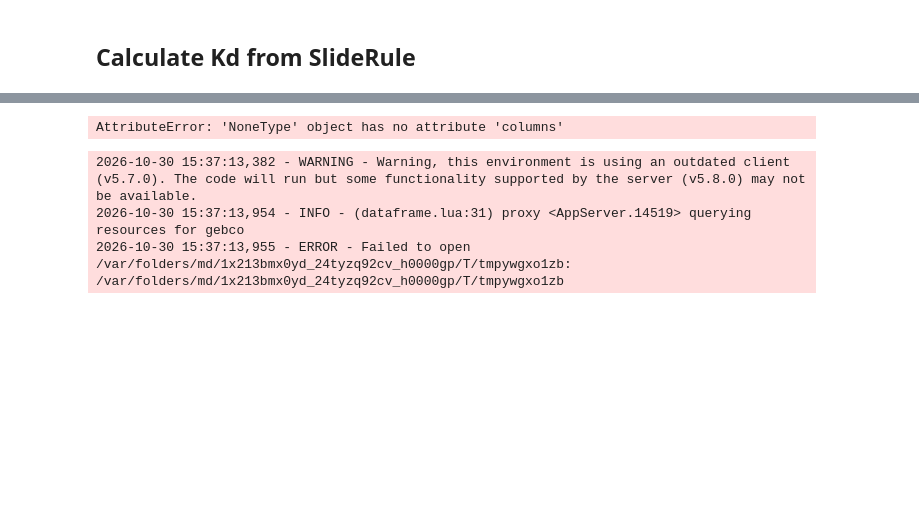
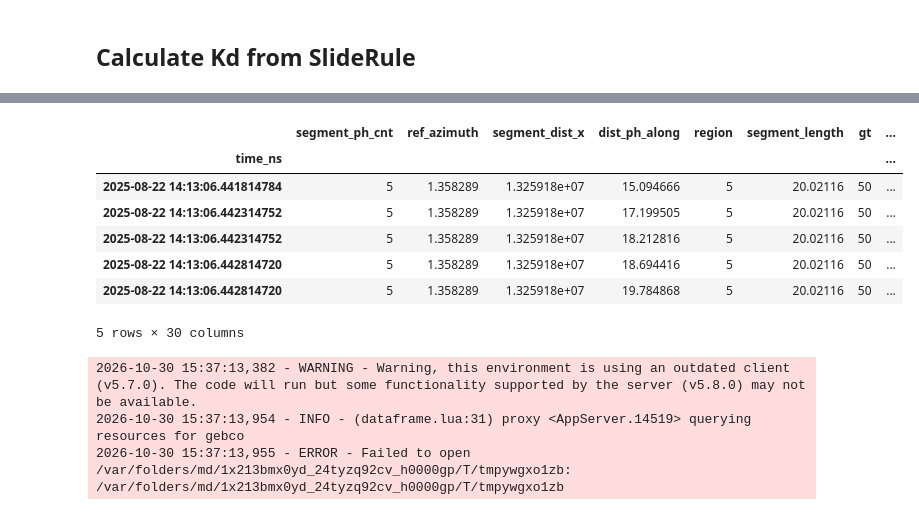
Before and after one commit to icesat2py/aok, a Jupyter notebook: doc/source/example_notebooks/run_pipeline.ipynb, the cells around one changed output, grey strips where cells are left out. Drawn from its saved outputs; the diff is of its cells as text; code cells hidden in the pictures; blank space fills up the shorter version.

Commit message:
add temp spatial reformatter function to get sliderule datarequest working

```diff
--- a/doc/source/example_notebooks/run_pipeline.ipynb
+++ b/doc/source/example_notebooks/run_pipeline.ipynb
@@ -54,14 +54,13 @@ temporal = get_temporal_extent(site)
 # supply `config_path='path\to\your\custom_config.yaml'` into `get_args()` if your file is not called `config.yaml`
 kd_args = aok.main.get_args()
 # %%
-# srregion = sliderule.toregion(source=site["spatial_extent"]["bbox"])
 request = DataRequest(
     spatial=kd_args.spatial,
-    date_range=kd_args.temporal,
+    date_range=tuple(kd_args.temporal),
     beams="all",
     need_atl03=True,
     need_atl24=False,
-    need_gebco=True,
+    need_gebco=False,
 )
 request.get_sliderule_data()
 request.photons.head()
@@ -71,4 +85,11 @@ request.photons.head()
+|  | segment_ph_cnt | ref_azimuth | segment_dist_x | dist_ph_along | region | segment_length | gt | ... |
+| time_ns |  |  |  |  |  |  |  | ... |
+| 2025-08-22 14:13:06.441814784 | 5 | 1.358289 | 1.325918e+07 | 15.094666 | 5 | 20.02116 | 50 | ... |
+| 2025-08-22 14:13:06.442314752 | 5 | 1.358289 | 1.325918e+07 | 17.199505 | 5 | 20.02116 | 50 | ... |
+| 2025-08-22 14:13:06.442314752 | 5 | 1.358289 | 1.325918e+07 | 18.212816 | 5 | 20.02116 | 50 | ... |
+| 2025-08-22 14:13:06.442814720 | 5 | 1.358289 | 1.325918e+07 | 18.694416 | 5 | 20.02116 | 50 | ... |
+| 2025-08-22 14:13:06.442814720 | 5 | 1.358289 | 1.325918e+07 | 19.784868 | 5 | 20.02116 | 50 | ... |
-AttributeError: 'NoneType' object has no attribute 'columns'
+5 rows × 30 columns
 # %%
 # Fetch data from SlideRule and get the geodataframe of photons
 data = request.get_sliderule_data()
```
Also changed, not shown: parts of 1 cell of this notebook, 1 other file.
